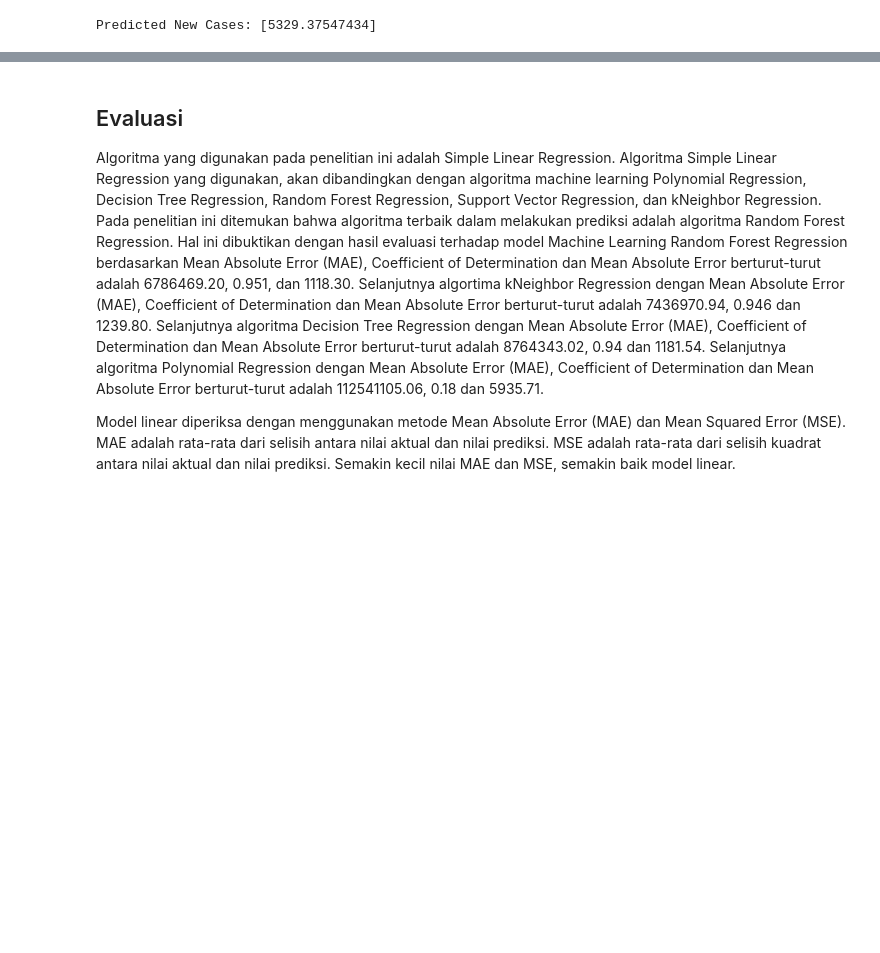
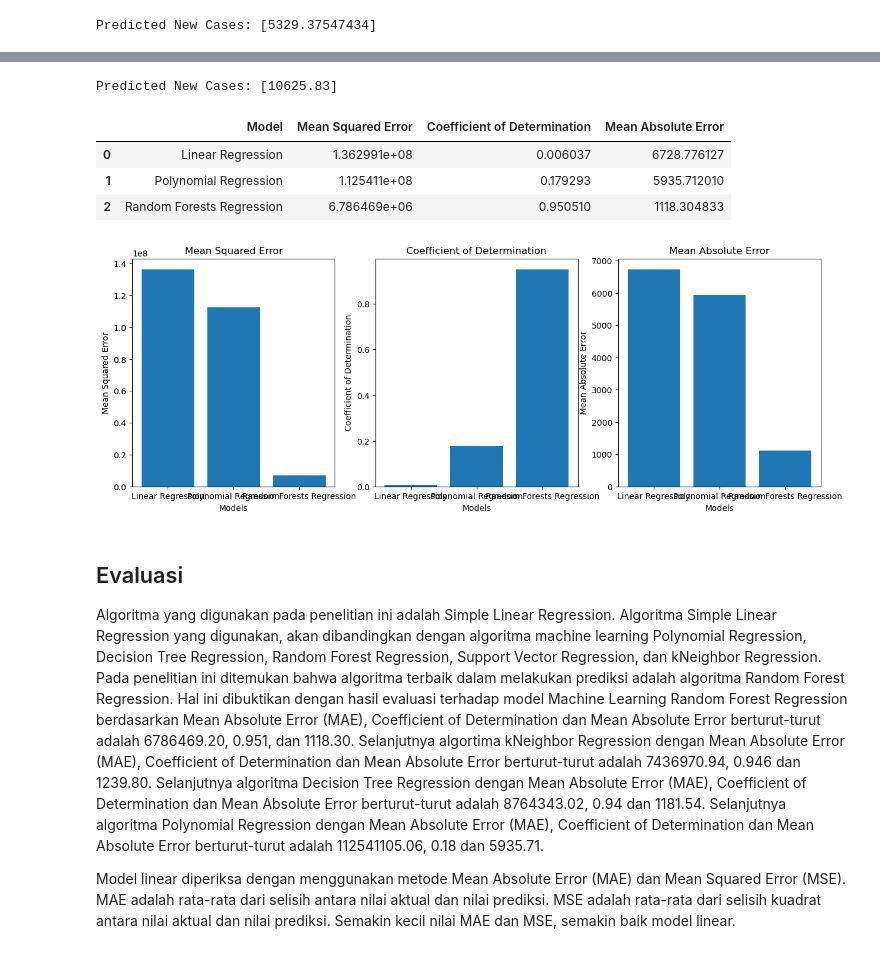
Before and after one commit to felixsutanto/UAS-IF540-Machine-Learning, a Jupyter notebook: Untitled-1.ipynb, the cells around one changed output, grey strips where cells are left out. Cells and saved outputs as stored; diff of their text form; code cells hidden in the pictures; blank space fills up the shorter version.

```diff
--- a/Untitled-1.ipynb
+++ b/Untitled-1.ipynb
@@ -580,3 +452,61 @@ Predicted New Cases: [10625.83]
+# %%
+# Create a function to predict the new cases
+def predict_new_cases(confirmed):
+    # Predict the new cases
+    new_cases = regressor.predict([[confirmed]])
+
+    # Return the new cases
+    return new_cases
+
+# Predict the new cases
+print('Predicted New Cases:', predict_new_cases(1000000))
+# %% [output]
+Predicted New Cases: [10625.83]
+# %%
+# Plot Mean Squared Error, Coefficient of Determination, and Mean Absolute Error of Linear Regression, Polynomial Regression, and Random Forests Regression Side-by-side
+
+# Create a list of models
+models = [model, lin_reg_2, regressor]
+
+# Create a list of model names
+model_names = ['Linear Regression', 'Polynomial Regression', 'Random Forests Regression']
+
+# Create a list of Mean Squared Error
+mse = [mean_squared_error(y_test, model.predict(X_test)), mean_squared_error(y_test, lin_reg_2.predict(poly_reg.fit_transform(X_test))), mean_squared_error(y_test, regressor.predict(X_test))]
+# Create a list of Coefficient of Determination
+r2 = [coefficient_of_determination(y_test, model.predict(X_test)), coefficient_of_determination(y_test, lin_reg_2.predict(poly_reg.fit_transform(X_test))), coefficient_of_determination(y_test, regressor.predict(X_test))]
+# Create a list of Mean Absolute Error
+mae = [mean_absolute_error(y_test, model.predict(X_test)), mean_absolute_error(y_test, lin_reg_2.predict(poly_reg.fit_transform(X_test))), mean_absolute_error(y_test, regressor.predict(X_test))]
+
+# Create a Dataframe
+df = pd.DataFrame({'Model': model_names, 'Mean Squared Error': mse, 'Coefficient of Determination': r2, 'Mean Absolute Error': mae})
+df
+# %% [output]
+|  | Model | Mean Squared Error | Coefficient of Determination | Mean Absolute Error |
+| 0 | Linear Regression | 1.362991e+08 | 0.006037 | 6728.776127 |
+| 1 | Polynomial Regression | 1.125411e+08 | 0.179293 | 5935.712010 |
+| 2 | Random Forests Regression | 6.786469e+06 | 0.950510 | 1118.304833 |
+# %%
+# Plot the Mean Squared Error, Coefficient of Determination, and Mean Absolute Error of Linear Regression, Polynomial Regression, and Random Forests Regression Side-by-side
+plt.figure(figsize=(15, 5))
+plt.subplot(1, 3, 1)
+plt.bar(model_names, mse)
+plt.title('Mean Squared Error')
+plt.xlabel('Models')
+plt.ylabel('Mean Squared Error')
+plt.subplot(1, 3, 2)
+plt.bar(model_names, r2)
+plt.title('Coefficient of Determination')
+plt.xlabel('Models')
+plt.ylabel('Coefficient of Determination')
+plt.subplot(1, 3, 3)
+plt.bar(model_names, mae)
+plt.title('Mean Absolute Error')
+plt.xlabel('Models')
+plt.ylabel('Mean Absolute Error')
+plt.show()
+# %% [output]
+[figure, added]
 # %% [markdown]
 ## Evaluasi
 Algoritma yang digunakan pada penelitian ini adalah Simple Linear Regression. Algoritma Simple Linear Regression yang digunakan, akan dibandingkan dengan algoritma machine learning Polynomial Regression, Decision Tree Regression, Random Forest Regression, Support Vector Regression, dan kNeighbor Regression. Pada penelitian ini ditemukan bahwa algoritma terbaik dalam melakukan prediksi adalah algoritma Random Forest Regression. Hal ini dibuktikan dengan hasil evaluasi terhadap model Machine Learning Random Forest Regression berdasarkan Mean Absolute Error (MAE), Coefficient of Determination dan Mean Absolute Error berturut-turut adalah 6786469.20, 0.951, dan 1118.30.
```
Also changed, not shown: parts of 18 cells of this notebook.
